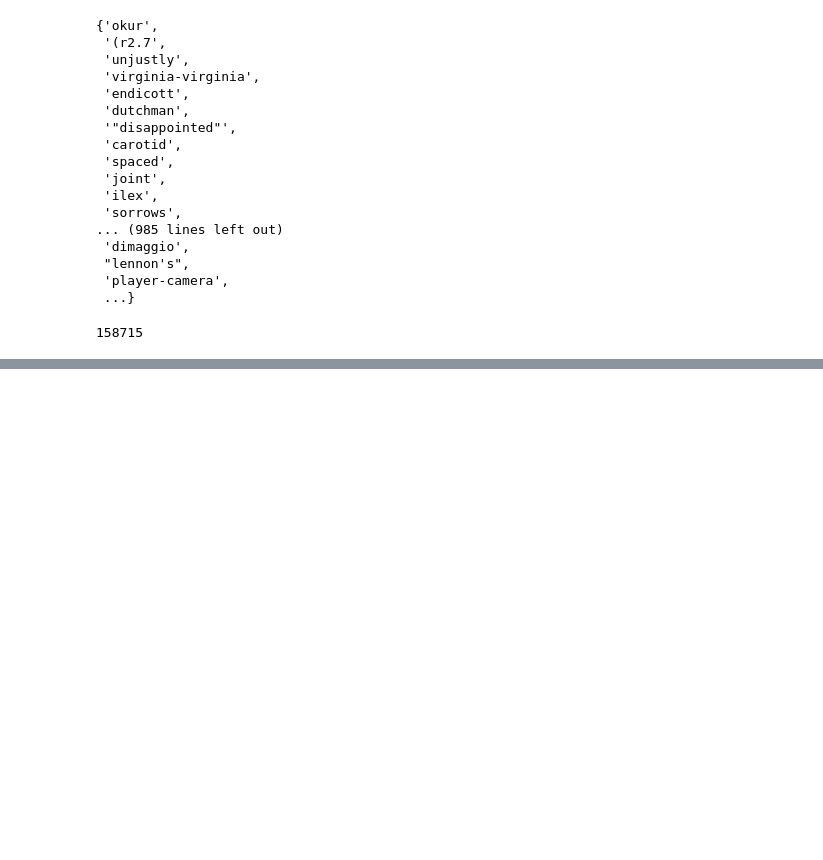
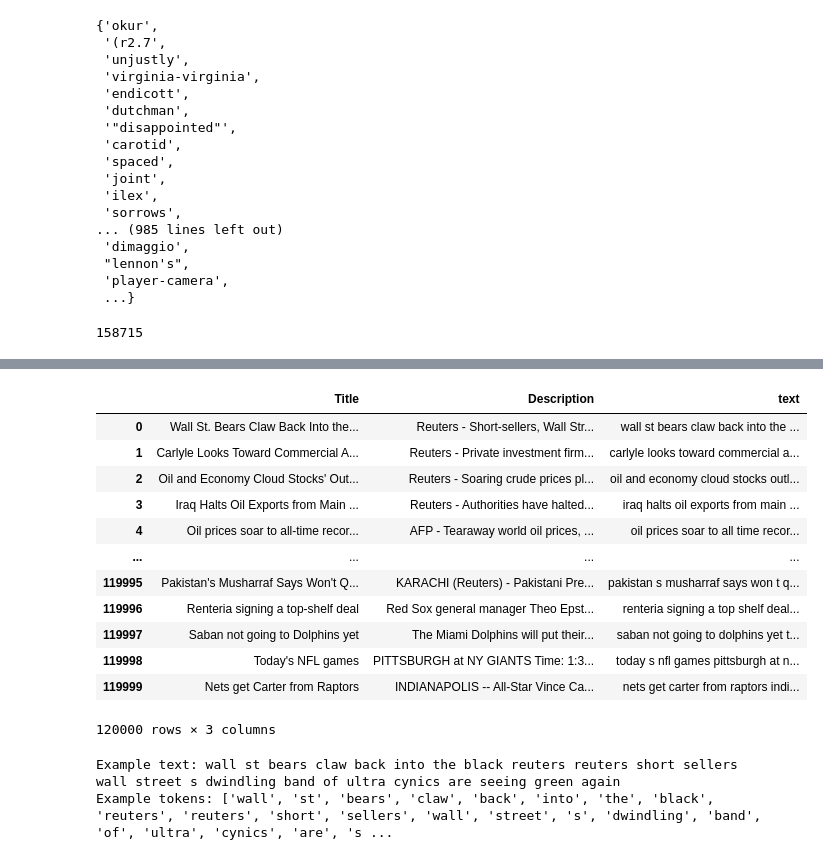
Before and after one commit to Niraj7272/DataScience, a Jupyter notebook: Practice/DL/RNN/Simple_RNN_News_Classification/Simple_RNN_NewsClassification.ipynb, the cells around one changed output, grey strips where cells are left out. Cells and saved outputs as stored; diff of their text form; code cells hidden in the pictures; blank space fills up the shorter version.

```diff
--- a/Practice/DL/RNN/Simple_RNN_News_Classification/Simple_RNN_NewsClassification.ipynb
+++ b/Practice/DL/RNN/Simple_RNN_News_Classification/Simple_RNN_NewsClassification.ipynb
@@ -215,0 +236,25 @@ len(vocab_rough)
+# %%
+import re
+
+def to_lowercase(text: str) -> str:
+    return text.lower()
+
+def remove_punctuation(text: str) -> str:
+    return re.sub(r"[^\w\s]", " ", text)
+
+def remove_numbers(text: str) -> str:
+    return re.sub(r"\d+", " ", text)
+
+def remove_extra_spaces(text: str) -> str:
+    return re.sub(r"\s+", " ", text).strip()
+
+def clean_text(text: str) -> str:
+    text = to_lowercase(text)
+    text = remove_punctuation(text)
+    text = remove_numbers(text)
+    text = remove_extra_spaces(text)
+    return text
+
+sample = "Yesterday, Intel took the wraps off of a speedier version of its Pentium M, the heart of the company #39;s wireless..."
+print('Before:', sample)
+print('After:', clean_text(sample))
@@ -215,0 +285,31 @@ len(vocab_rough)
+# %%
+train_df['text'] = (train_df['Title'] + " " + train_df['Description']).apply(clean_text)
+test_df['text'] = (test_df['Title'] + " " + test_df['Description']).apply(clean_text)
+# %%
+train_df[['Title', 'Description', 'text']]
+# %% [output]
+|  | Title | Description | text |
+| 0 | Wall St. Bears Claw Back Into the... | Reuters - Short-sellers, Wall Str... | wall st bears claw back into the ... |
+| 1 | Carlyle Looks Toward Commercial A... | Reuters - Private investment firm... | carlyle looks toward commercial a... |
+| 2 | Oil and Economy Cloud Stocks' Out... | Reuters - Soaring crude prices pl... | oil and economy cloud stocks outl... |
+| 3 | Iraq Halts Oil Exports from Main ... | Reuters - Authorities have halted... | iraq halts oil exports from main ... |
+| 4 | Oil prices soar to all-time recor... | AFP - Tearaway world oil prices, ... | oil prices soar to all time recor... |
+| ... | ... | ... | ... |
+| 119995 | Pakistan's Musharraf Says Won't Q... | KARACHI (Reuters) - Pakistani Pre... | pakistan s musharraf says won t q... |
+| 119996 | Renteria signing a top-shelf deal | Red Sox general manager Theo Epst... | renteria signing a top shelf deal... |
+| 119997 | Saban not going to Dolphins yet | The Miami Dolphins will put their... | saban not going to dolphins yet t... |
+| 119998 | Today's NFL games | PITTSBURGH at NY GIANTS Time: 1:3... | today s nfl games pittsburgh at n... |
+| 119999 | Nets get Carter from Raptors | INDIANAPOLIS -- All-Star Vince Ca... | nets get carter from raptors indi... |
+120000 rows × 3 columns
+# %%
+def tokenize(text: str) -> list:
+    return text.split()
+
+train_df['tokens'] = train_df['text'].apply(tokenize)
+test_df['tokens'] = test_df['text'].apply(tokenize)
+
+print('Example text:', train_df['text'].iloc[0])
+print('Example tokens:', train_df['tokens'].iloc[0])
+# %% [output]
+Example text: wall st bears claw back into the black reuters reuters short sellers wall street s dwindling band of ultra cynics are seeing green again
+Example tokens: ['wall', 'st', 'bears', 'claw', 'back', 'into', 'the', 'black', 'reuters', 'reuters', 'short', 'sellers', 'wall', 'street', 's', 'dwindling', 'band', 'of', 'ultra', 'cynics', 'are', 's ...
```
Also changed, not shown: parts of 13 cells of this notebook.
